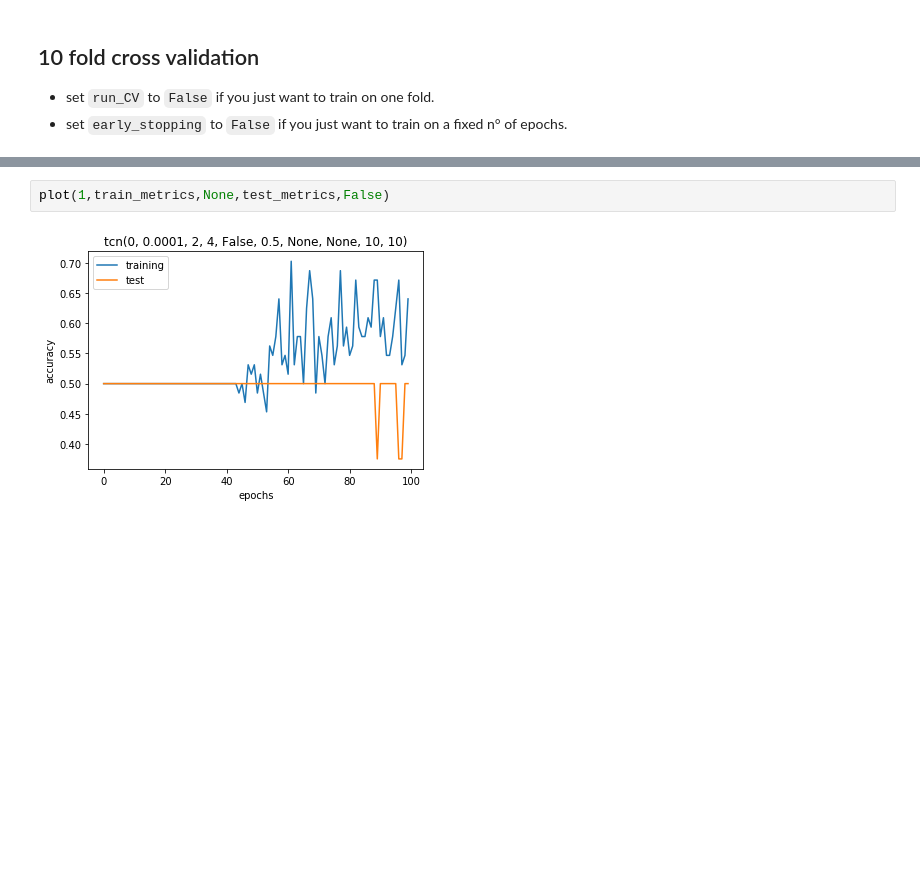
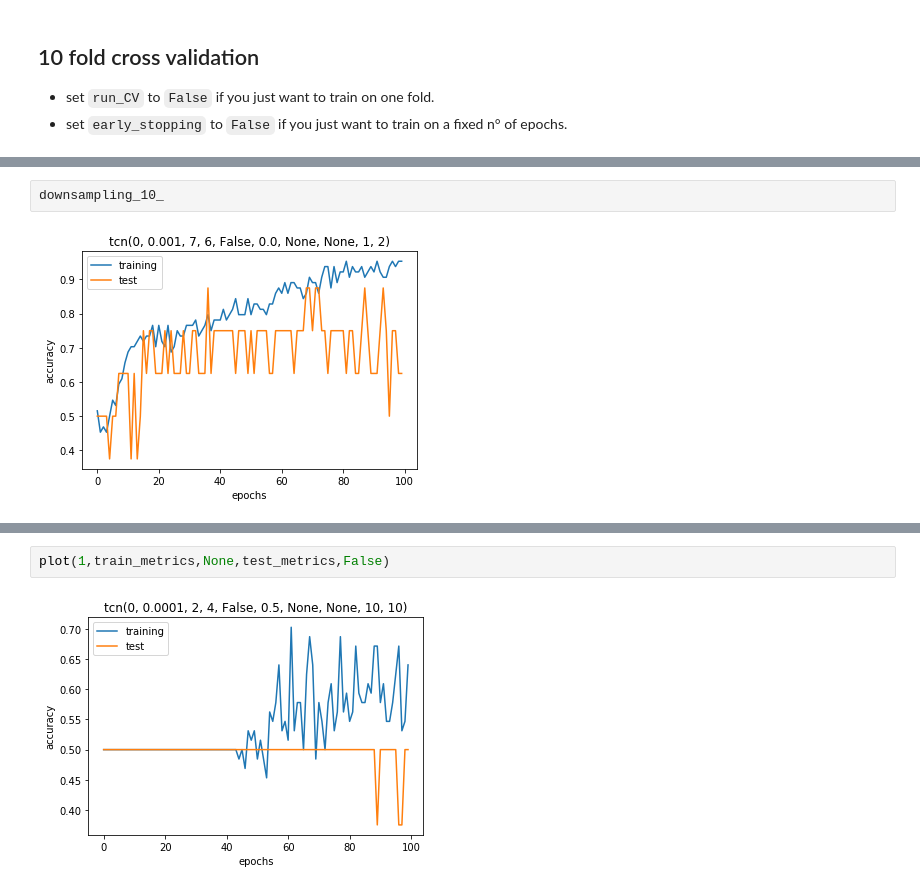
Before and after one commit to PaulLerner/deep_parkinson_handwriting, a Jupyter notebook: Main.ipynb, the cells around one changed output, grey strips where cells are left out. Cells and saved outputs as stored; diff of their text form; blank space fills up the shorter version.

```diff
--- a/Main.ipynb
+++ b/Main.ipynb
@@ -364,0 +436,4 @@ TEST : loss 0.735, accuracy 0.500, sensitivity  1.000, specificity 0.000, ppv 0.
+# %%
+downsampling_10_
+# %% [output]
+[figure, added]
```
Also changed, not shown: parts of 28 cells of this notebook, 11 other files.
